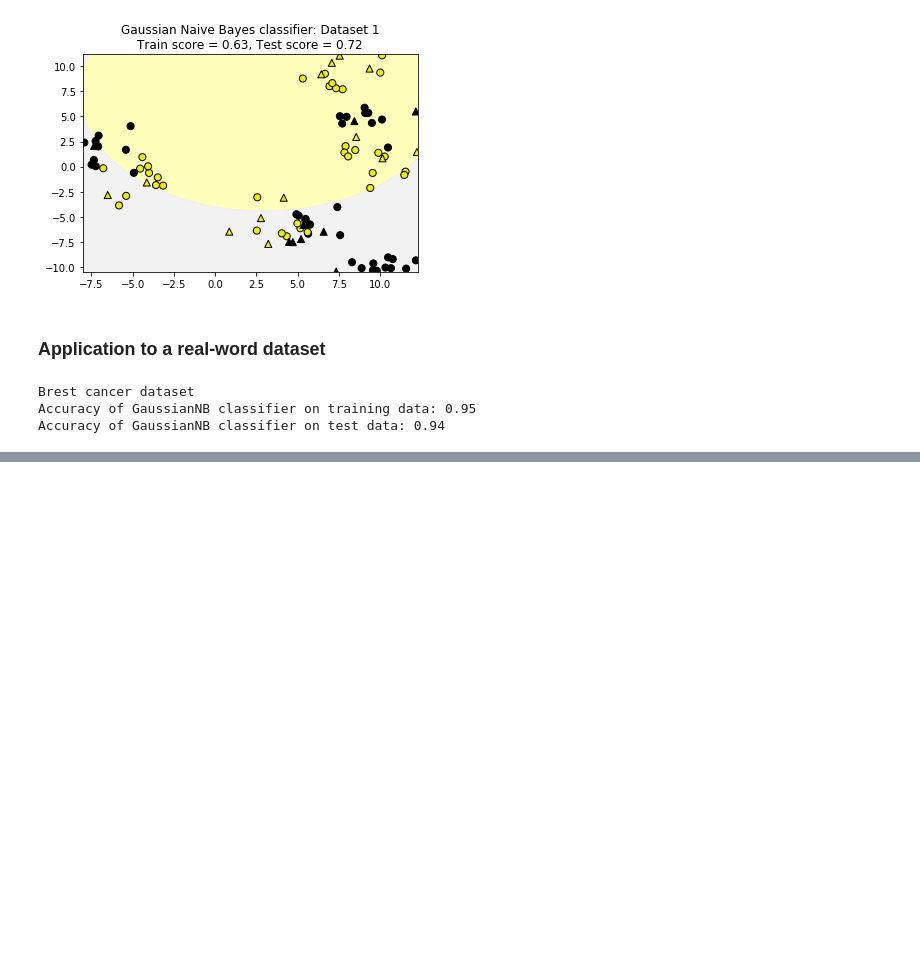
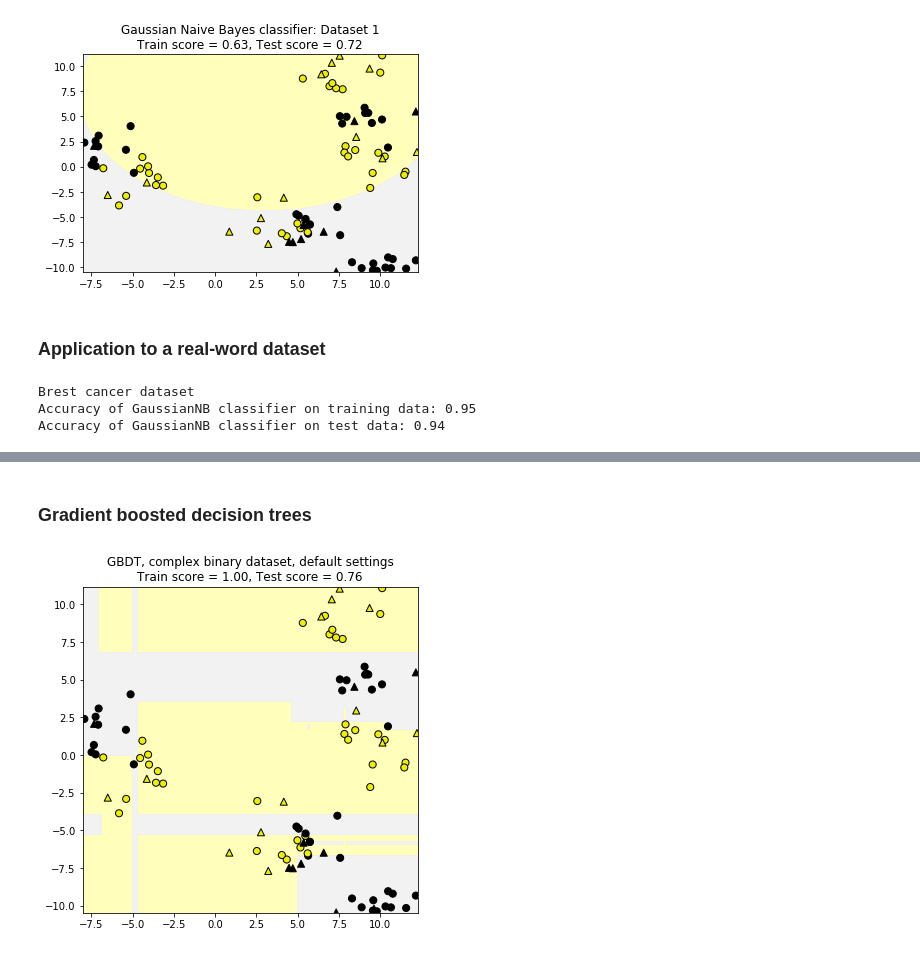
Before and after one commit to djaballah/Applied-Machine-Learning, a Jupyter notebook: module 4/module3-notebook.ipynb, the cells around one changed output, grey strips where cells are left out. Drawn from its saved outputs; the diff is of its cells as text; code cells hidden in the pictures; blank space fills up the shorter version.

Commit message:
Adding the gradient boosting classifir part to module 4

```diff
--- a/module 4/module3-notebook.ipynb
+++ b/module 4/module3-notebook.ipynb
@@ -124,0 +205,20 @@ Accuracy of GaussianNB classifier on test data: 0.94
+# %% [markdown]
+### Gradient boosted decision trees
+# %%
+from sklearn.ensemble import GradientBoostingClassifier
+from adspy_shared_utilities import plot_class_regions_for_classifier_subplot
+from sklearn.model_selection import train_test_split
+
+X_train, X_test, y_train, y_test = train_test_split(X_D2, y_D2, random_state=0)
+
+clf = GradientBoostingClassifier()
+clf.fit(X_train, y_train)
+
+fig, axs = plt.subplots(1, 1, figsize=(6, 6))
+title = 'GBDT, complex binary dataset, default settings'
+plot_class_regions_for_classifier_subplot(clf, X_train, y_train, X_test,
+                                         y_test, title, axs)
+
+plt.show()
+# %% [output]
+[figure, added]
```
Also changed, not shown: parts of 11 cells of this notebook.
